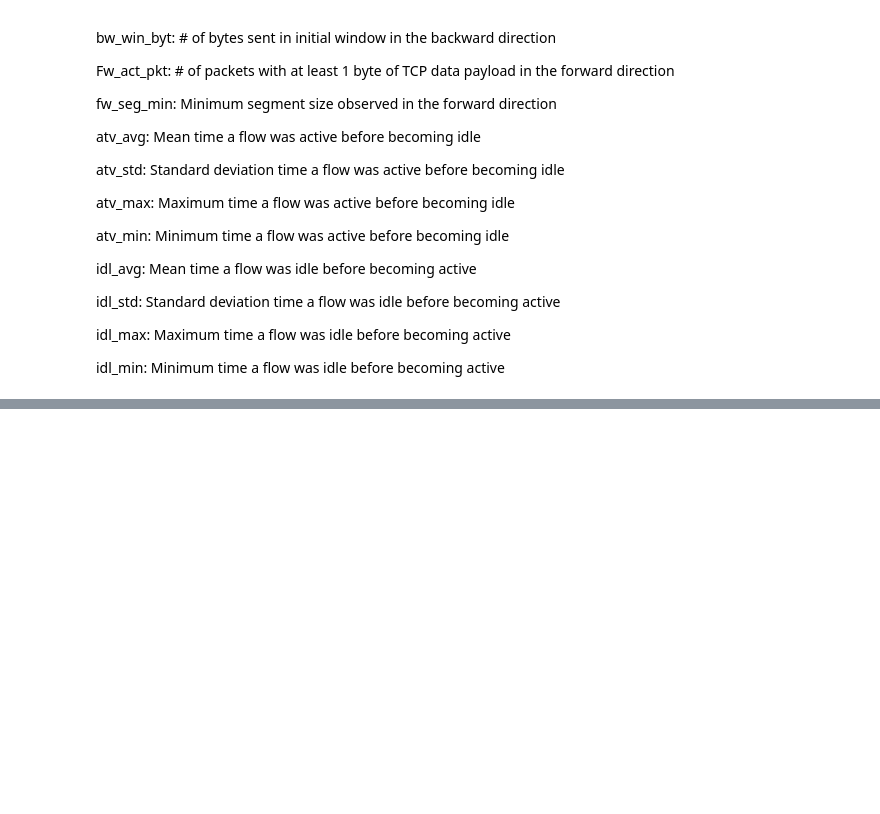
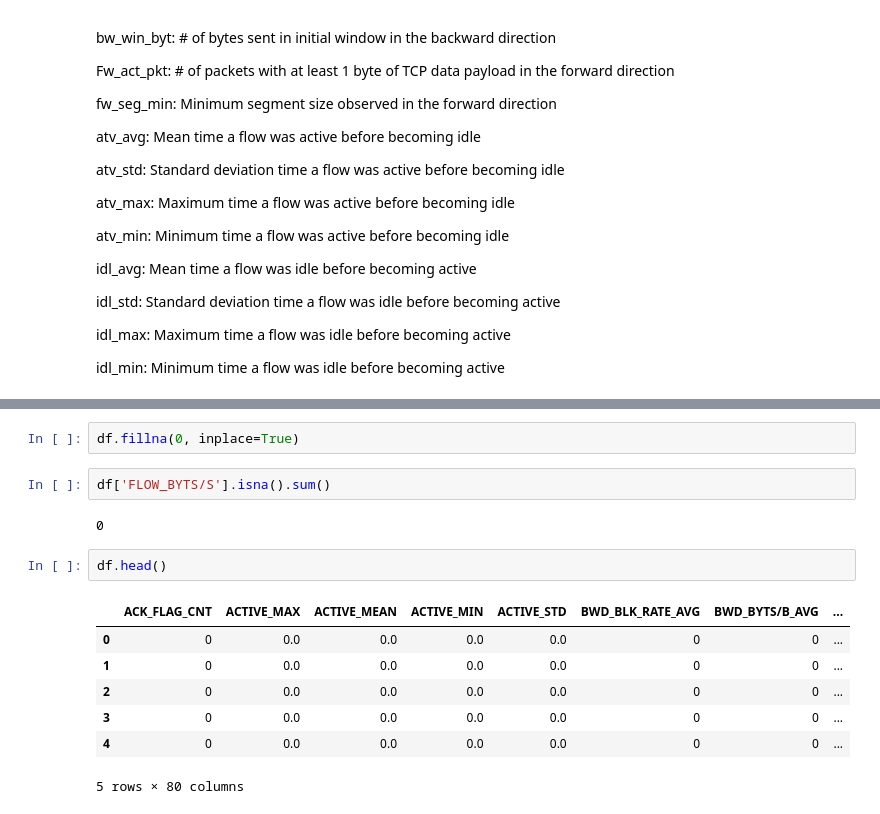
Before and after one commit to drissgddm/ids-ml, a Jupyter notebook: notebooks/2-explore_data.ipynb, the cells around one changed output, grey strips where cells are left out. Cells and saved outputs as stored; diff of their text form; blank space fills up the shorter version.

```diff
--- a/notebooks/2-explore_data.ipynb
+++ b/notebooks/2-explore_data.ipynb
@@ -220,0 +376,16 @@ idl_min:	Minimum time a flow was idle before becoming active
+# %%
+df.fillna(0, inplace=True)
+# %%
+df['FLOW_BYTS/S'].isna().sum()
+# %% [output]
+0
+# %%
+df.head()
+# %% [output]
+|  | ACK_FLAG_CNT | ACTIVE_MAX | ACTIVE_MEAN | ACTIVE_MIN | ACTIVE_STD | BWD_BLK_RATE_AVG | BWD_BYTS/B_AVG | ... |
+| 0 | 0 | 0.0 | 0.0 | 0.0 | 0.0 | 0 | 0 | ... |
+| 1 | 0 | 0.0 | 0.0 | 0.0 | 0.0 | 0 | 0 | ... |
+| 2 | 0 | 0.0 | 0.0 | 0.0 | 0.0 | 0 | 0 | ... |
+| 3 | 0 | 0.0 | 0.0 | 0.0 | 0.0 | 0 | 0 | ... |
+| 4 | 0 | 0.0 | 0.0 | 0.0 | 0.0 | 0 | 0 | ... |
+5 rows × 80 columns
```
Also changed, not shown: parts of 21 cells of this notebook.
